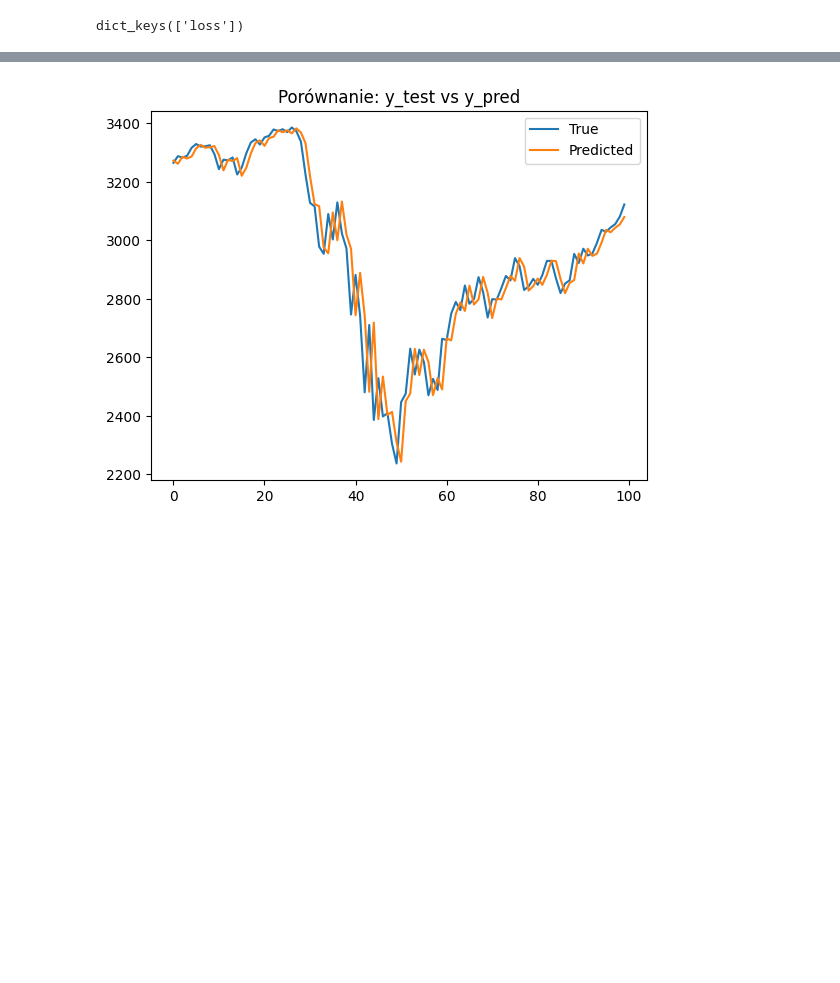
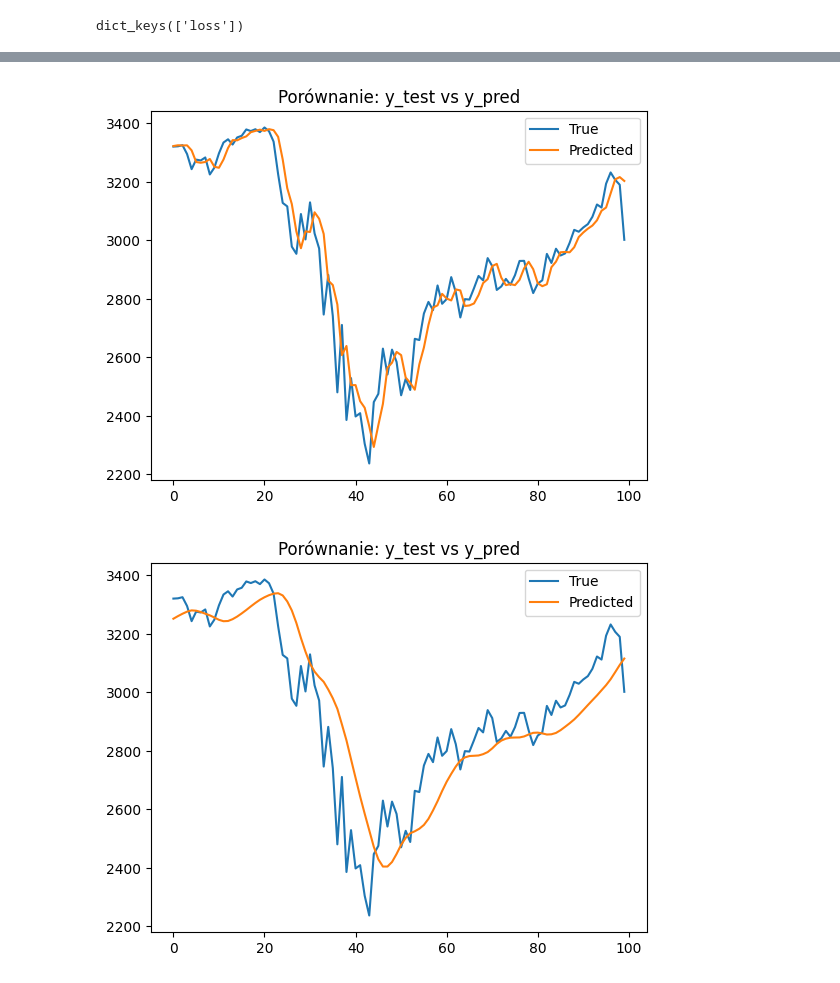
Before and after one commit to pnnowak/Projektyrynkifin, a Jupyter notebook: Modelowanieakcji_lstm.ipynb, the cells around one changed output, grey strips where cells are left out. Saved outputs shown, nothing was run; the diff lists cells and outputs as text; code cells hidden in the pictures; blank space fills up the shorter version.

```diff
--- a/Modelowanieakcji_lstm.ipynb
+++ b/Modelowanieakcji_lstm.ipynb
@@ -130,6 +155,6 @@ Model: "sequential_4"
  Trainable params: 50,851 (198.64 KB)
  Non-trainable params: 0 (0.00 B)
 # %%
-history = model1.fit(X_train, y_train, epochs=25, batch_size=32)
+history1 = model1.fit(X_train, y_train, epochs=25, batch_size=32)
 # %% [output]
 Epoch 1/25
@@ -152,6 +176,0 @@ Epoch 25/25
-# %%
-predictions = model.predict(X_test)
-
-# Odwrócenie skalowania
-predictions = scaler.inverse_transform(predictions)
-y_test = scaler.inverse_transform(y_test.reshape(-1, 1))
@@ -159,0 +177,7 @@ y_test = scaler.inverse_transform(y_test.reshape(-1, 1))
+# %%
+predictions1 = model1.predict(X_test)
+
+# Odwrócenie skalowania
+predictions1 = scaler.inverse_transform(predictions1)
+
+print("Przykładowe predykcje po odwróceniu skalowania:", predictions1[:5])
@@ -253,8 +306,15 @@ plt.show()
 # %%
 plt.plot(y_test[:100], label='True')
 plt.plot(predictions[:100], label='Predicted')
 plt.title("Porównanie: y_test vs y_pred")
 plt.legend()
 plt.show()
+
+plt.plot(y_test[:100], label='True')
+plt.plot(predictions1[:100], label='Predicted')
+plt.title("Porównanie: y_test vs y_pred")
+plt.legend()
+plt.show()
 # %% [output]
-[figure, old version]
+[figure, new version]
+[figure, added]
```
Also changed, not shown: parts of 20 cells of this notebook.
